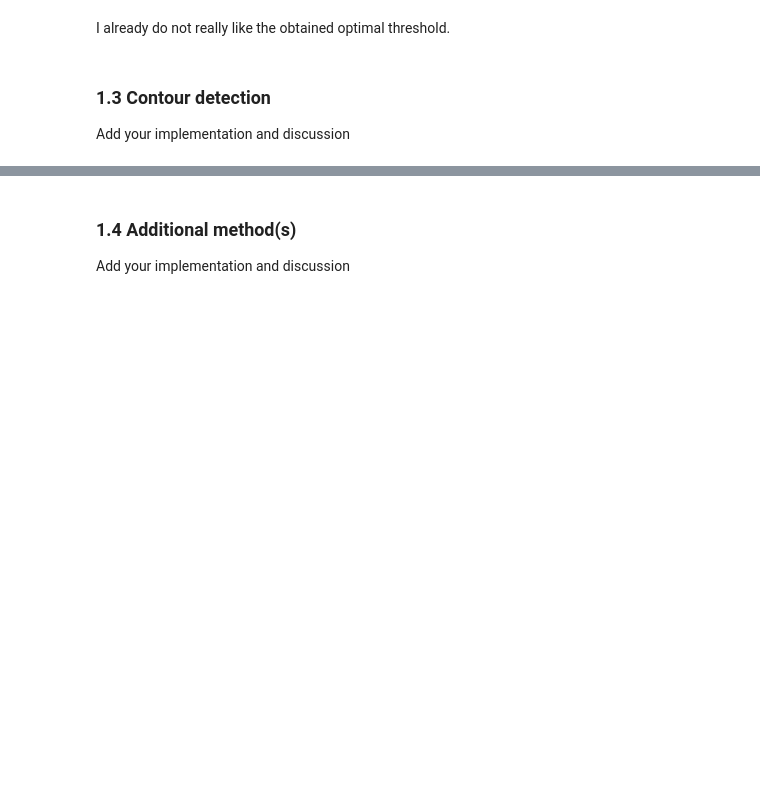
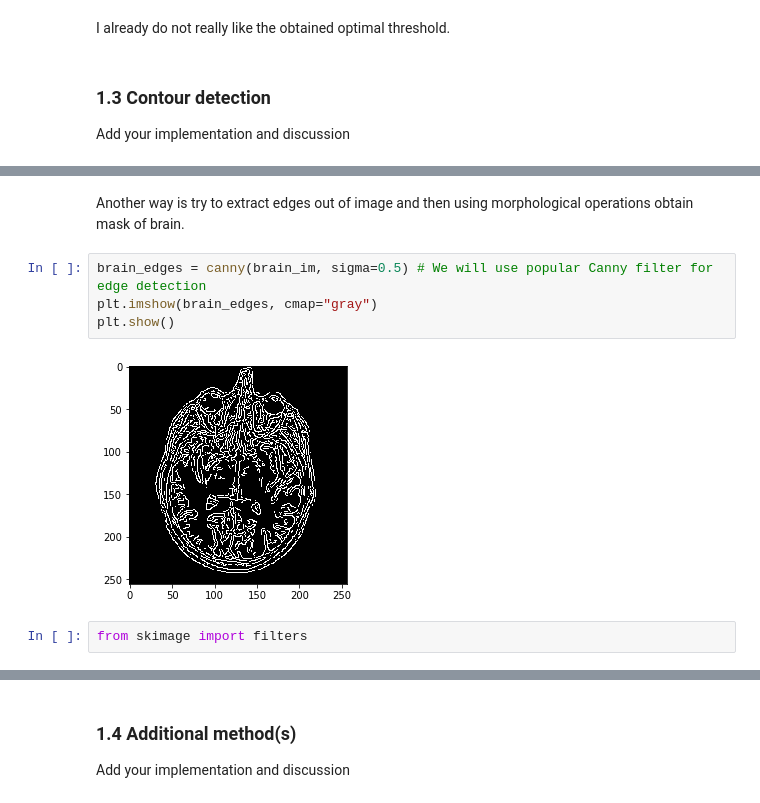
Before and after one commit to oganesManasian/Image-analysis-and-pattern-recognition, a Jupyter notebook: labs/lab_01_segmentation.ipynb, the cells around one changed output, grey strips where cells are left out. Drawn from its saved outputs; the diff is of its cells as text; blank space fills up the shorter version.

```diff
--- a/labs/lab_01_segmentation.ipynb
+++ b/labs/lab_01_segmentation.ipynb
@@ -246,0 +255,10 @@ Add your implementation and discussion
+# %% [markdown]
+Another way is try to extract edges out of image and then using morphological operations obtain mask of brain.
+# %%
+brain_edges = canny(brain_im, sigma=0.5) # We will use popular Canny filter for edge detection
+plt.imshow(brain_edges, cmap="gray")
+plt.show()
+# %% [output]
+[figure, added]
+# %%
+from skimage import filters
```
Also changed, not shown: parts of 24 cells of this notebook.
